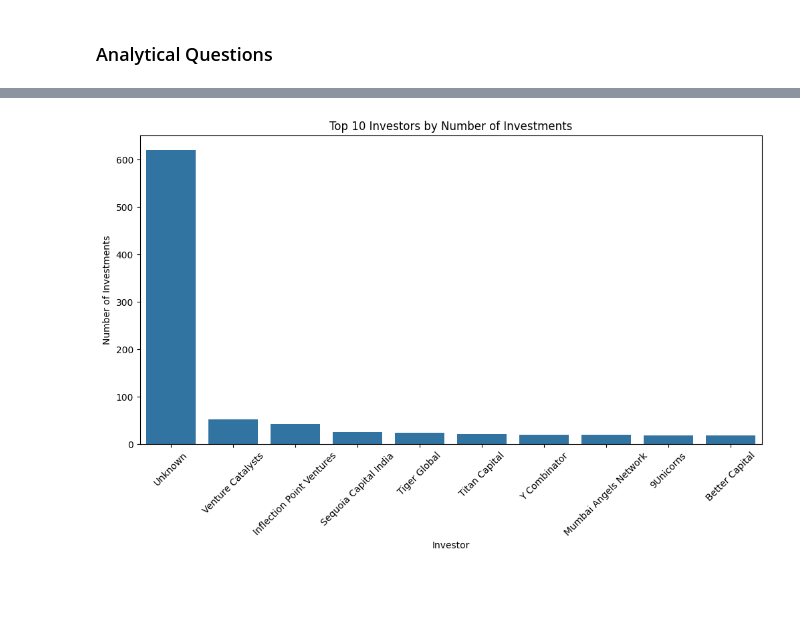
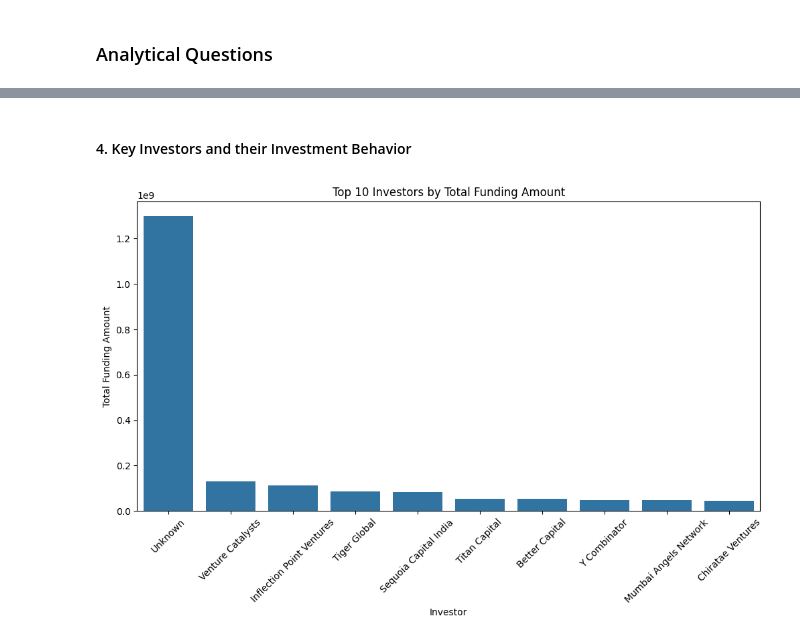
Before and after one commit to Cynthia-KE/Indian-StartUp-Funding-Analysis, a Jupyter notebook: notebooks/startup_analysis.ipynb, the cells around one changed output, grey strips where cells are left out. Drawn from its saved outputs; the diff is of its cells as text; code cells hidden in the pictures; blank space fills up the shorter version.

Commit message:
Visualizations refined

```diff
--- a/notebooks/startup_analysis.ipynb
+++ b/notebooks/startup_analysis.ipynb
@@ -1656,16 +1618,20 @@ plt.show()
+# %% [markdown]
+#### 4. Key Investors and their Investment Behavior
 # %%
-# 4. Key investors and their investment behaviors
-# Counting investments by each investor
-investor_counts = df['Investor'].value_counts().reset_index()
-investor_counts.columns = ['Investor', 'Investment Count']
+# Calculating total funding by each investor
+total_funding_by_investor = df.groupby('Investor')['Amount'].sum().reset_index()
+total_funding_by_investor.columns = ['Investor', 'TotalFunding']
 
-# Plotting the top 10 investors
+# Sorting by total funding and selecting the top 10 investors
+top_10_investors = total_funding_by_investor.sort_values(by='TotalFunding', ascending=False).head(10)
+
+# Plotting the top 10 investors by total funding
 plt.figure(figsize=(12, 6))
-sns.barplot(data=investor_counts.head(10), x='Investor', y='Investment Count')
-plt.title('Top 10 Investors by Number of Investments')
+sns.barplot(data=top_10_investors, x='Investor', y='TotalFunding')
+plt.title('Top 10 Investors by Total Funding Amount')
 plt.xlabel('Investor')
-plt.ylabel('Number of Investments')
+plt.ylabel('Total Funding Amount')
 plt.xticks(rotation=45)
 plt.show()
 # %% [output]
-[figure, old version]
+[figure, new version]
```
Also changed, not shown: parts of 55 cells of this notebook.
